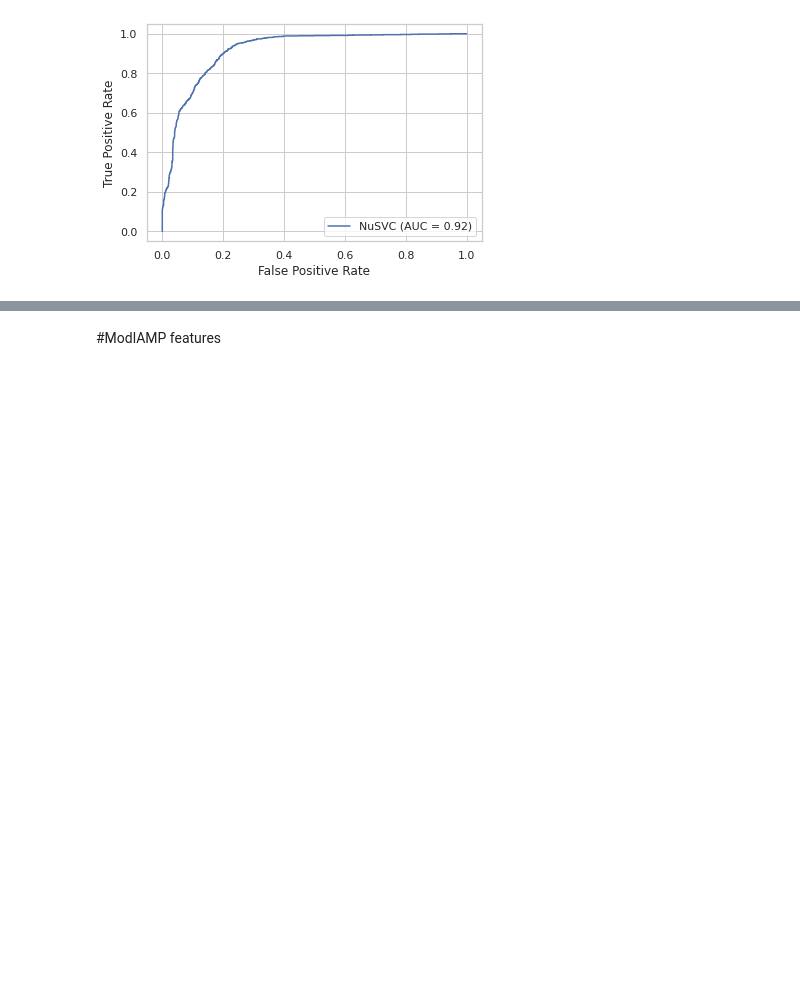
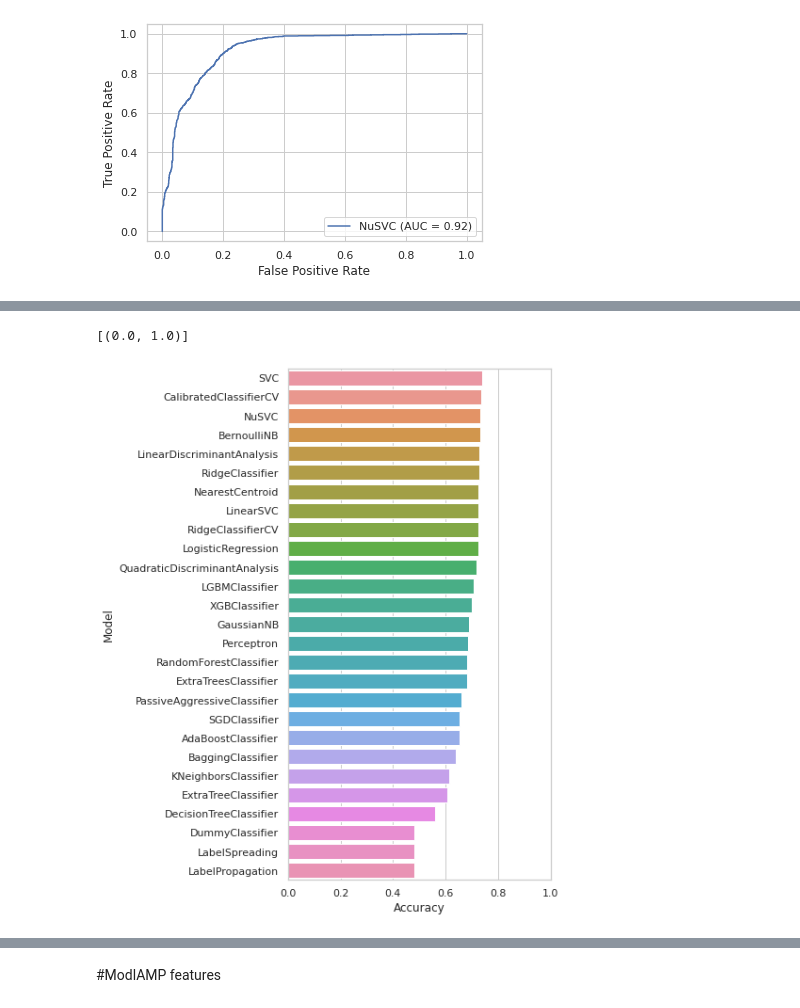
Before and after one commit to plissonf/RIIAA5.0_Workshop, a Jupyter notebook: Building_&_interpreting_Deep_AmPEP30_model.ipynb, the cells around one changed output, grey strips where cells are left out. Saved outputs shown, nothing was run; the diff lists cells and outputs as text; code cells hidden in the pictures; blank space fills up the shorter version.

```diff
--- a/Building_&_interpreting_Deep_AmPEP30_model.ipynb
+++ b/Building_&_interpreting_Deep_AmPEP30_model.ipynb
@@ -705,0 +720,17 @@ X2
+# %%
+# Import libraries
+import lazypredict
+from lazypredict.Supervised import LazyClassifier
+from sklearn.model_selection import train_test_split
+from sklearn.metrics import matthews_corrcoef
+
+# Load dataset
+X = feature_dpc.drop('class', axis=1)
+y = feature_dpc['class'].copy()
+
+# Data split
+X_train, X_test, y_train, y_test = train_test_split(X, y, test_size=0.2, random_state =42, stratify=y)
+
+# Defines and builds the lazyclassifier
+clf = LazyClassifier(verbose=0,ignore_warnings=True, custom_metric=matthews_corrcoef, predictions=True)
+models,predictions = clf.fit(X_train, X_test, y_train, y_test)
@@ -706,11 +759,12 @@ X2
 # %%
-# # Plot of feature importance
-# import matplotlib.pyplot as plt
-# import seaborn as sns
+# Plot of Accuracy
+import matplotlib.pyplot as plt
+import seaborn as sns
 
-# df_sorted = df.sort_values('Gini', ascending=False)[:20] # Sort by Gini in descending order; Showing only the top 20 results
-
-# plt.figure(figsize=(5, 10))
-# sns.set_theme(style="whitegrid")
-# ax = sns.barplot(x = 'Gini', y = 'Feature', data = df_sorted)
-# plt.xlabel("Feature Importance")
+plt.figure(figsize=(5, 10))
+sns.set_theme(style="whitegrid")
+ax = sns.barplot(y=models.index, x="Accuracy", data=models)
+ax.set(xlim=(0, 1))
+# %% [output]
+[(0.0, 1.0)]
+[figure, added]
```
Also changed, not shown: parts of 93 cells of this notebook.
